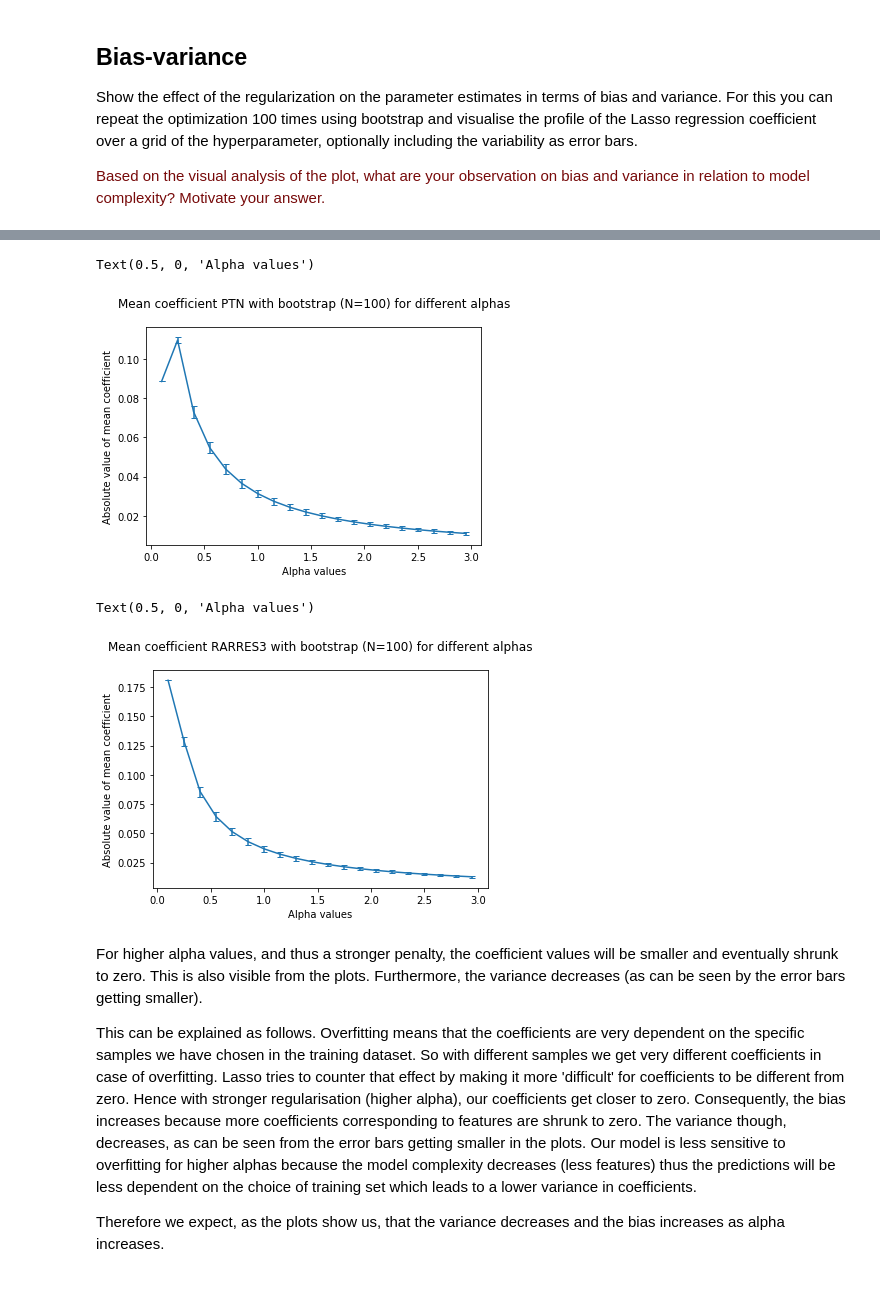
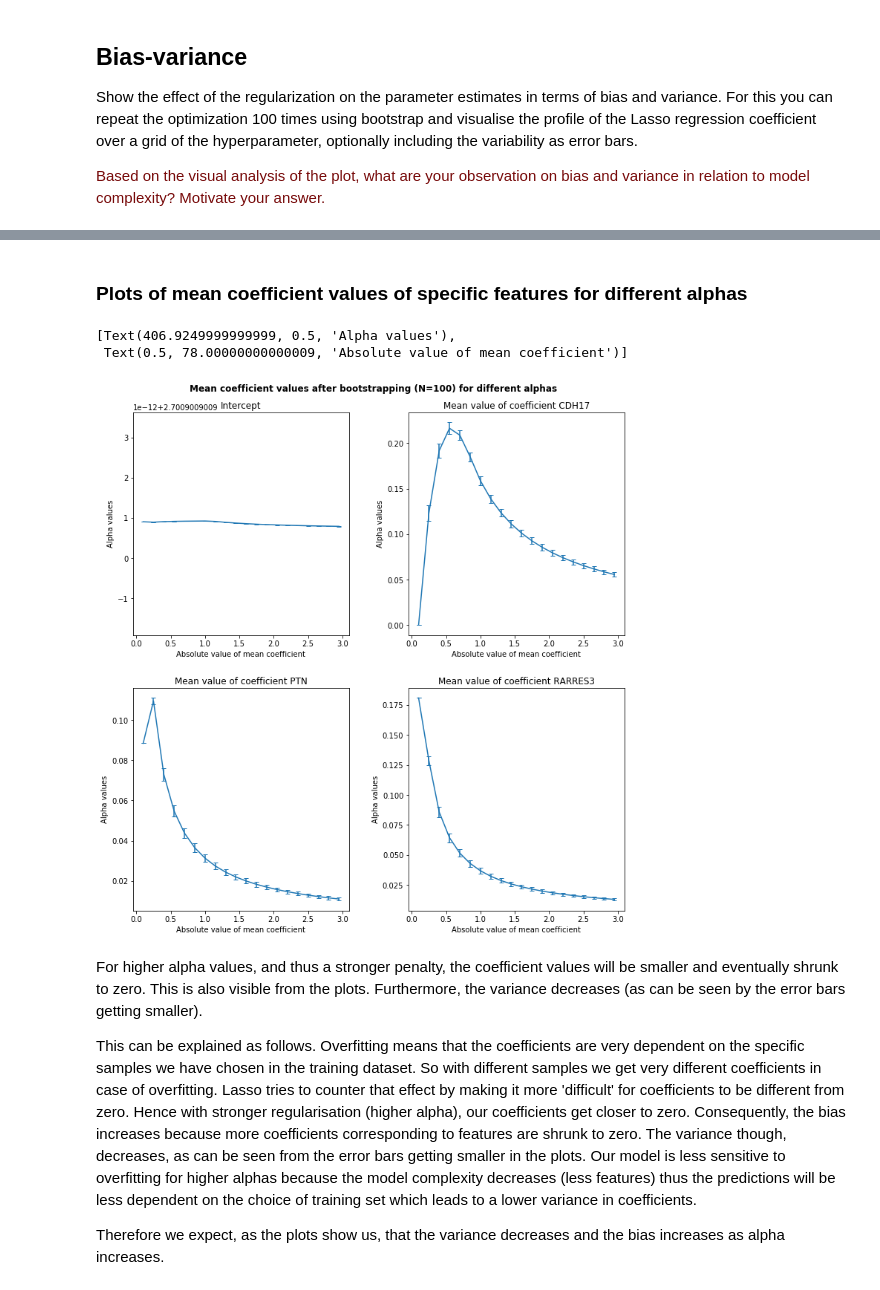
Before and after one commit to LarsDaenen1/8dm50group5, a Jupyter notebook: week_3_myrthe.ipynb, the cells around one changed output, grey strips where cells are left out. Cells and saved outputs as stored; diff of their text form; code cells hidden in the pictures.

```diff
--- a/week_3_myrthe.ipynb
+++ b/week_3_myrthe.ipynb
@@ -585,16 +436,2 @@ Text(0.5, 0, 'Alpha values')
-# %%
-plt.errorbar(alpha_range, final[3], yerr = final_std[3], capsize=3.0)
-plt.title('Mean value coefficient PTN with bootstrap (N=100) for different alphas', pad=20)
-plt.ylabel('Absolute value of mean coefficient')
-plt.xlabel('Alpha values')
-# %% [output]
-Text(0.5, 0, 'Alpha values')
-[figure, removed]
-# %%
-plt.errorbar(alpha_range, final[4], yerr = final_std[4], capsize=3.0)
-plt.title('Mean value coefficient RARRES3 with bootstrap (N=100) for different alphas', pad=20)
-plt.ylabel('Absolute value of mean coefficient')
-plt.xlabel('Alpha values')
-# %% [output]
-Text(0.5, 0, 'Alpha values')
-[figure, removed]
+# %% [markdown]
+### Plots of mean coefficient values of specific features for different alphas
@@ -601,3 +490,49 @@ Text(0.5, 0, 'Alpha values')
+# %%
+# Add the found coefficient means for different alpha values to corresponding coefficient lists
+
+intercept_mean = mean_coefs[:, :, 0]
+beta_20_mean = mean_coefs[:, :, 1]
+beta_44_mean = mean_coefs[:, :, 2]
+beta_104_mean = mean_coefs[:, :, 3]
+
+intercept_sem = sem_coefs[:, :, 0]
+beta_20_sem = sem_coefs[:, :, 1]
+beta_44_sem = sem_coefs[:, :, 2]
+beta_104_sem = sem_coefs[:, :, 3]
+
+final = [intercept_mean, beta_20_mean, beta_44_mean, beta_104_mean]
+
+# Error bar = 1x standard error of the mean
+final_sem = [intercept_sem, beta_20_sem, beta_44_sem, beta_104_sem]
+# %%
+# Plot the mean values and error bars of the specific coefficients
+
+fig, axs = plt.subplots(2, 2, figsize=(11,11))
+fig.suptitle('Mean coefficient values after bootstrapping (N=100) for different alphas', fontweight='bold')
+fig.tight_layout(pad=5.0)
+
+axs[0, 0].errorbar(alpha_range, final[0], yerr = final_sem[0], capsize=3.0)
+axs[0, 0].set_title('Intercept', pad=5.0)
+axs[0, 0].set(xlabel='Absolute value of mean coefficient', ylabel='Alpha values')
+
+
+axs[0, 1].errorbar(alpha_range, final[1], yerr = final_sem[1], capsize=3.0)
+axs[0, 1].set_title('Mean value of coefficient CDH17', pad=5.0)
+axs[0, 1].set(xlabel='Absolute value of mean coefficient', ylabel='Alpha values')
+
+
+axs[1, 0].errorbar(alpha_range, final[2], yerr = final_sem[2], capsize=3.0)
+axs[1, 0].set_title('Mean value of coefficient PTN', pad=5.0)
+axs[1, 0].set(xlabel='Absolute value of mean coefficient', ylabel='Alpha values')
+
+
+axs[1, 1].errorbar(alpha_range, final[3], yerr = final_sem[3], capsize=3.0)
+axs[1, 1].set_title('Mean value of coefficient RARRES3', pad=5.0)
+axs[1, 1].set(xlabel='Absolute value of mean coefficient', ylabel='Alpha values')
+# %% [output]
+[Text(406.9249999999999, 0.5, 'Alpha values'),
+ Text(0.5, 78.00000000000009, 'Absolute value of mean coefficient')]
+[figure, added]
 # %% [markdown]
 For higher alpha values, and thus a stronger penalty, the coefficient values will be smaller and eventually shrunk to zero. This is also visible from the plots. Furthermore, the variance decreases (as can be seen by the error bars getting smaller).
 
```
Also changed, not shown: parts of 10 cells of this notebook.
